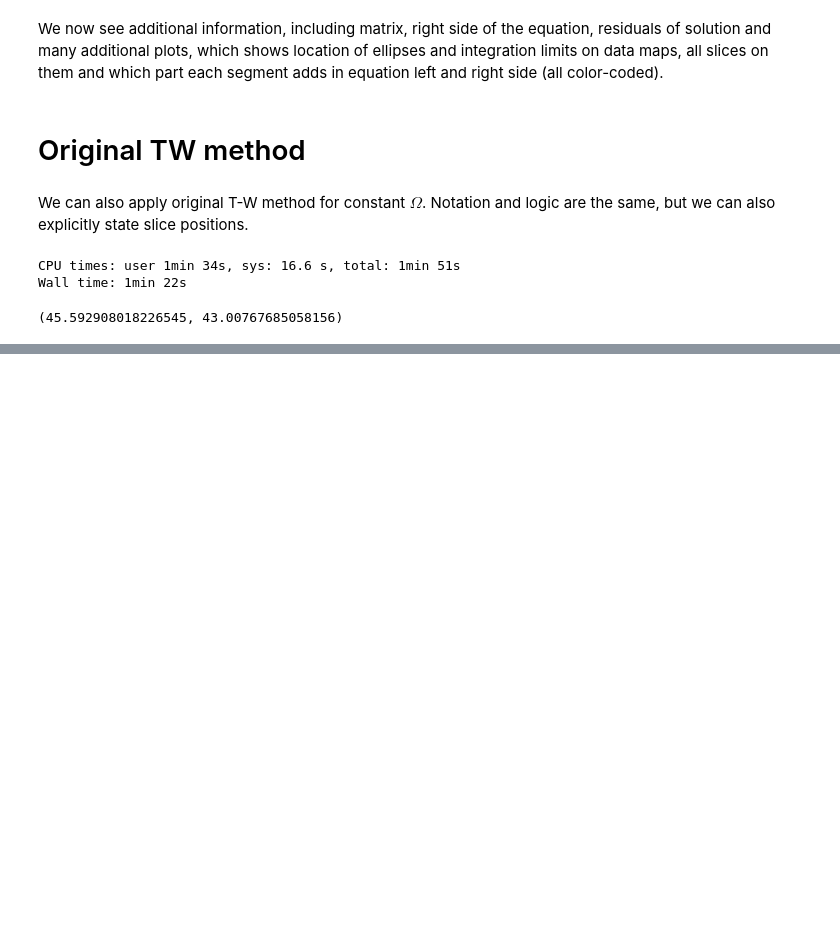
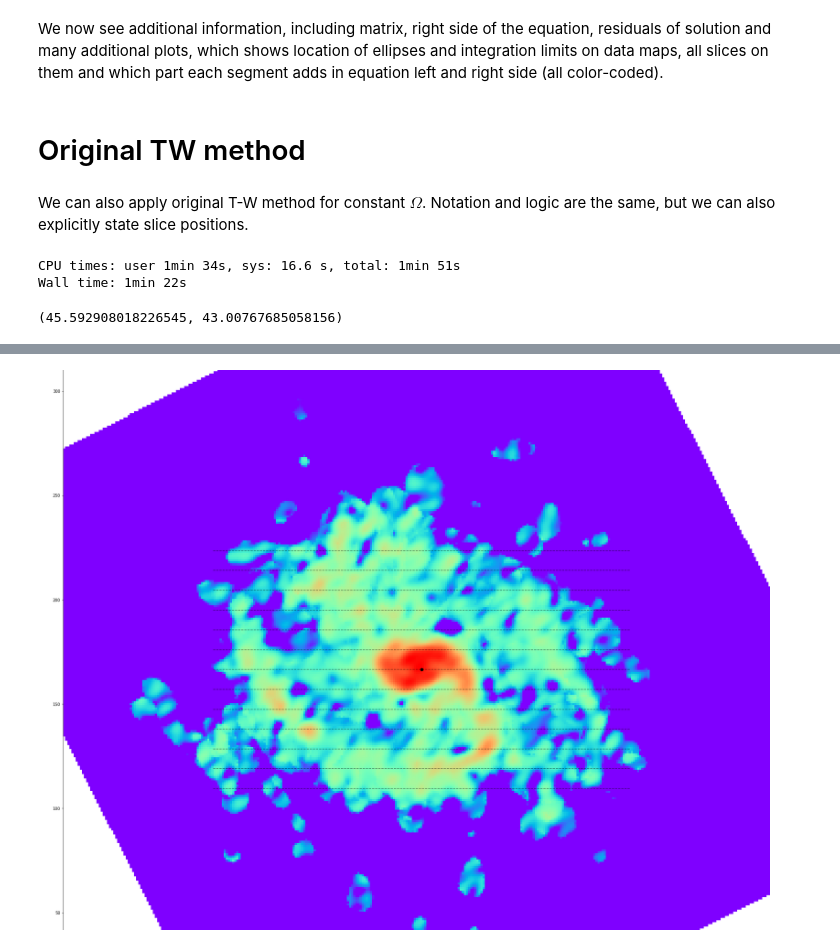
Before and after one commit to strawberryfieldss/galaxy, a Jupyter notebook: new/pyTWR-master/NGC4321.ipynb, the cells around one changed output, grey strips where cells are left out. Saved outputs shown, nothing was run; the diff lists cells and outputs as text; code cells hidden in the pictures; blank space fills up the shorter version.

```diff
--- a/new/pyTWR-master/NGC4321.ipynb
+++ b/new/pyTWR-master/NGC4321.ipynb
@@ -858,0 +391,4 @@ slope Ω: 59.785+/-6.489 (SE)
+# %%
+Image('4321b.png')
+# %% [output]
+[figure, added]
```
Also changed, not shown: parts of 29 cells of this notebook.
